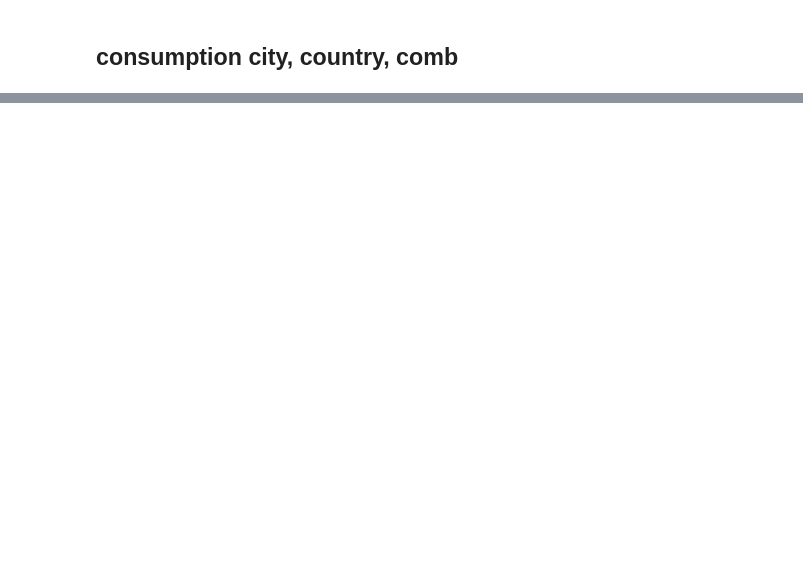
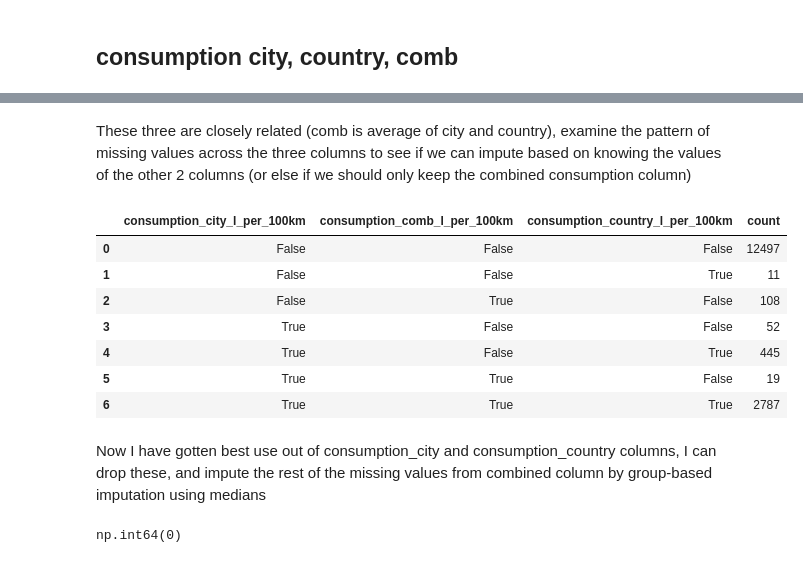
Before and after one commit to balintstewart77/magnimind-assignments, a Jupyter notebook: Auto_scout/auto_scout_part2_missing_val.ipynb, the cells around one changed output, grey strips where cells are left out. Cells and saved outputs as stored; diff of their text form; code cells hidden in the pictures; blank space fills up the shorter version.

```diff
--- a/Auto_scout/auto_scout_part2_missing_val.ipynb
+++ b/Auto_scout/auto_scout_part2_missing_val.ipynb
@@ -358,0 +1163,17 @@ dtype: int64
+# %% [markdown]
+These three are closely related (comb is average of city and country), examine the pattern of missing values across the three columns to see if we can impute based on knowing the values of the other 2 columns (or else if we should only keep the combined consumption column)
+# %%
+# create boolena df indicating missing values
+missing_combinations = df[['consumption_city_l_per_100km', 'consumption_comb_l_per_100km', 'consumption_country_l_per_100km']].isnull()
+# count the occurances of each combination
+missing_patterns = missing_combinations.groupby(['consumption_city_l_per_100km', 'consumption_comb_l_per_100km', 'consumption_country_l_per_100km']).size().reset_index(name='count')
+missing_patterns
+# %% [output]
+|  | consumption_city_l_per_100km | consumption_comb_l_per_100km | consumption_country_l_per_100km | count |
+| 0 | False | False | False | 12497 |
+| 1 | False | False | True | 11 |
+| 2 | False | True | False | 108 |
+| 3 | True | False | False | 52 |
+| 4 | True | False | True | 445 |
+| 5 | True | True | False | 19 |
+| 6 | True | True | True | 2787 |
@@ -358,0 +1185,2 @@ dtype: int64
+# %% [markdown]
+Now I have gotten best use out of consumption_city and consumption_country columns, I can drop these, and impute the rest of the missing values from combined column by group-based imputation using medians
@@ -358,0 +1189,6 @@ dtype: int64
+# %%
+median_comb = df.groupby(['make_model', 'fuel_cleaned'])['consumption_comb_l_per_100km'].transform(lambda x: x.median())
+df['consumption_comb_filled'] = df['consumption_comb_l_per_100km'].fillna(median_comb)
+df['consumption_comb_filled'].isna().sum()
+# %% [output]
+np.int64(0)
```
Also changed, not shown: parts of 115 cells of this notebook, 1 other file.
